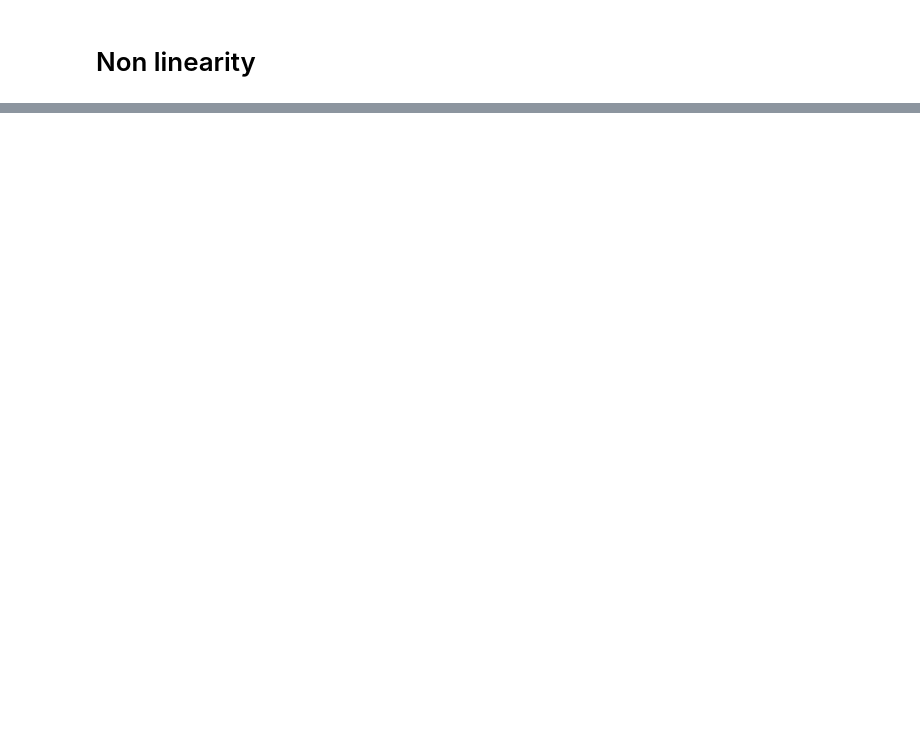
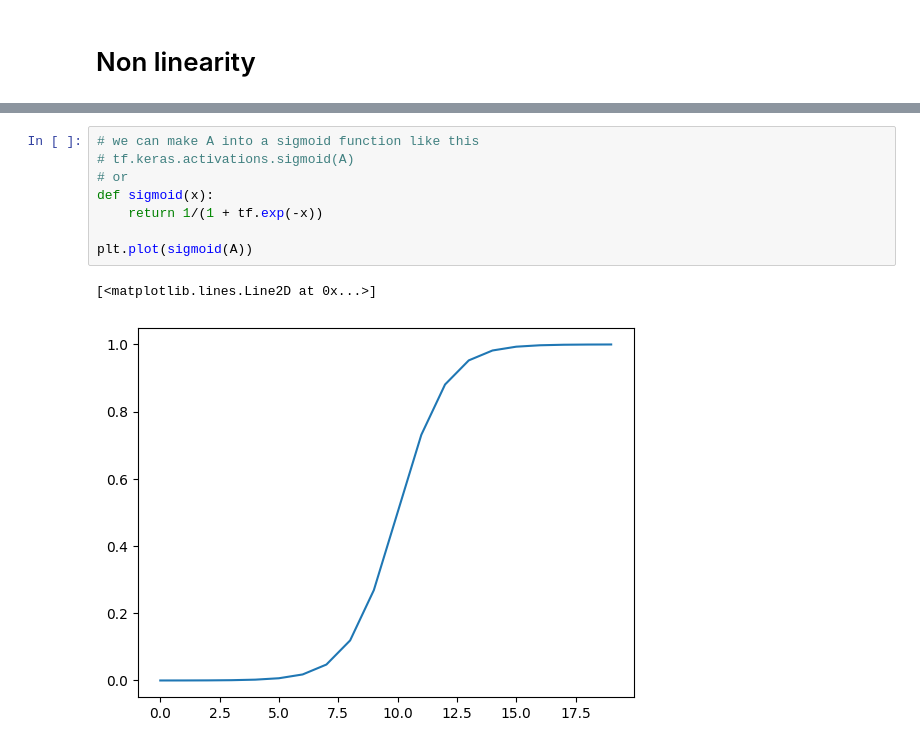
Before and after one commit to Aadi1659/TensorFlow, a Jupyter notebook: 02_neural_network_class.ipynb, the cells around one changed output, grey strips where cells are left out. Saved outputs shown, nothing was run; the diff lists cells and outputs as text; blank space fills up the shorter version.

```diff
--- a/02_neural_network_class.ipynb
+++ b/02_neural_network_class.ipynb
@@ -313,0 +444,11 @@ plt.legend()
+# %%
+# we can make A into a sigmoid function like this
+# tf.keras.activations.sigmoid(A)
+# or
+def sigmoid(x):
+    return 1/(1 + tf.exp(-x))
+
+plt.plot(sigmoid(A))
+# %% [output]
+[<matplotlib.lines.Line2D at 0x...>]
+[figure, added]
```
Also changed, not shown: parts of 56 cells of this notebook.
